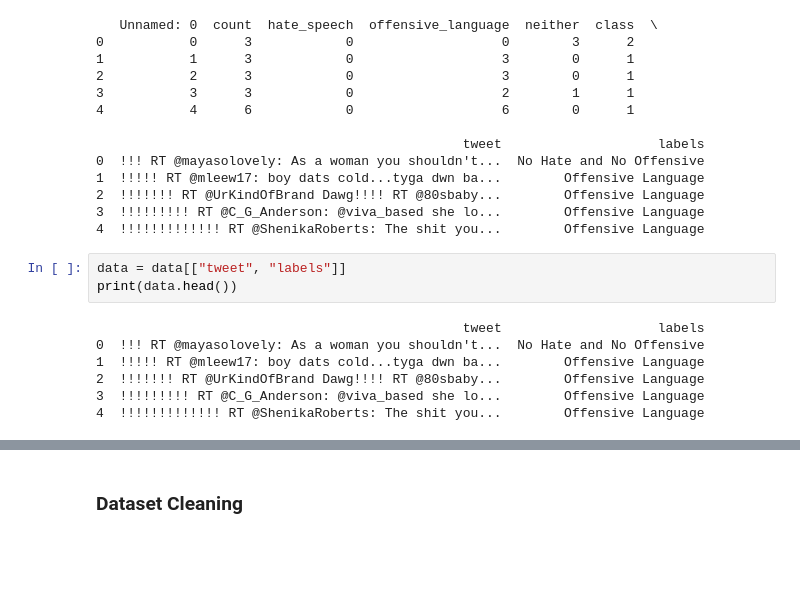
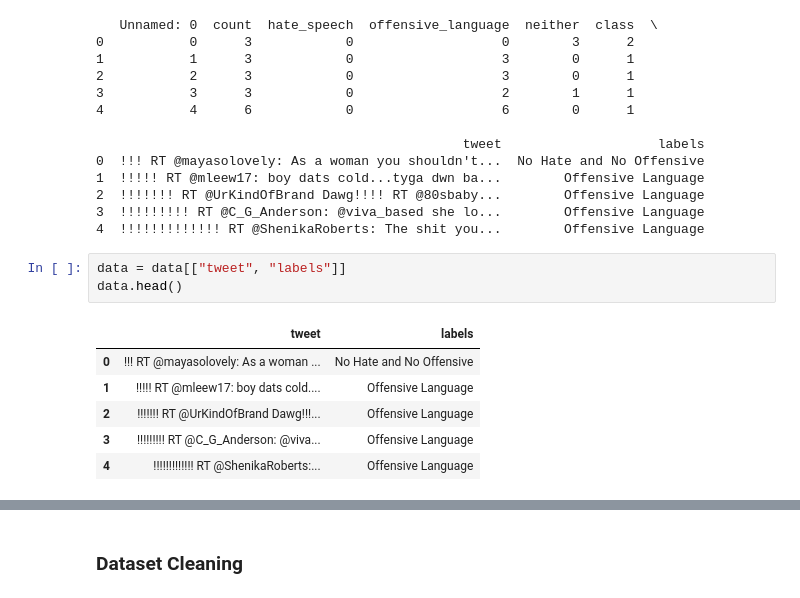
Before and after one commit to shakil1819/NLTK-LSTM-Based-Hate-Speech-Detection, a Jupyter notebook: NLTK_For_twitter_dataset.ipynb, the cells around one changed output, grey strips where cells are left out. Drawn from its saved outputs; the diff is of its cells as text; blank space fills up the shorter version.

```diff
--- a/NLTK_For_twitter_dataset.ipynb
+++ b/NLTK_For_twitter_dataset.ipynb
@@ -58,11 +58,11 @@ print(data.head())
 4  !!!!!!!!!!!!! RT @ShenikaRoberts: The shit you...        Offensive Language
 # %%
 data = data[["tweet", "labels"]]
-print(data.head())
+data.head()
 # %% [output]
-                                               tweet                    labels
-0  !!! RT @mayasolovely: As a woman you shouldn't...  No Hate and No Offensive
-1  !!!!! RT @mleew17: boy dats cold...tyga dwn ba...        Offensive Language
-2  !!!!!!! RT @UrKindOfBrand Dawg!!!! RT @80sbaby...        Offensive Language
-3  !!!!!!!!! RT @C_G_Anderson: @viva_based she lo...        Offensive Language
-4  !!!!!!!!!!!!! RT @ShenikaRoberts: The shit you...        Offensive Language
+|  | tweet | labels |
+| 0 | !!! RT @mayasolovely: As a woman ... | No Hate and No Offensive |
+| 1 | !!!!! RT @mleew17: boy dats cold.... | Offensive Language |
+| 2 | !!!!!!! RT @UrKindOfBrand Dawg!!!... | Offensive Language |
+| 3 | !!!!!!!!! RT @C_G_Anderson: @viva... | Offensive Language |
+| 4 | !!!!!!!!!!!!! RT @ShenikaRoberts:... | Offensive Language |
```
Also changed, not shown: parts of 3 cells of this notebook.
